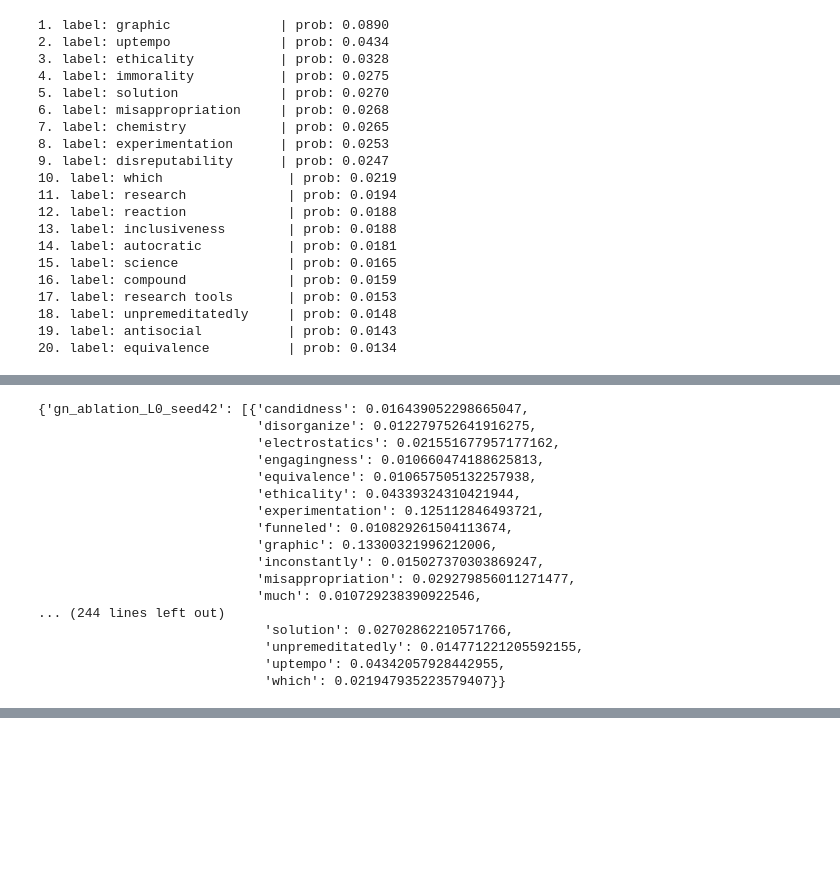
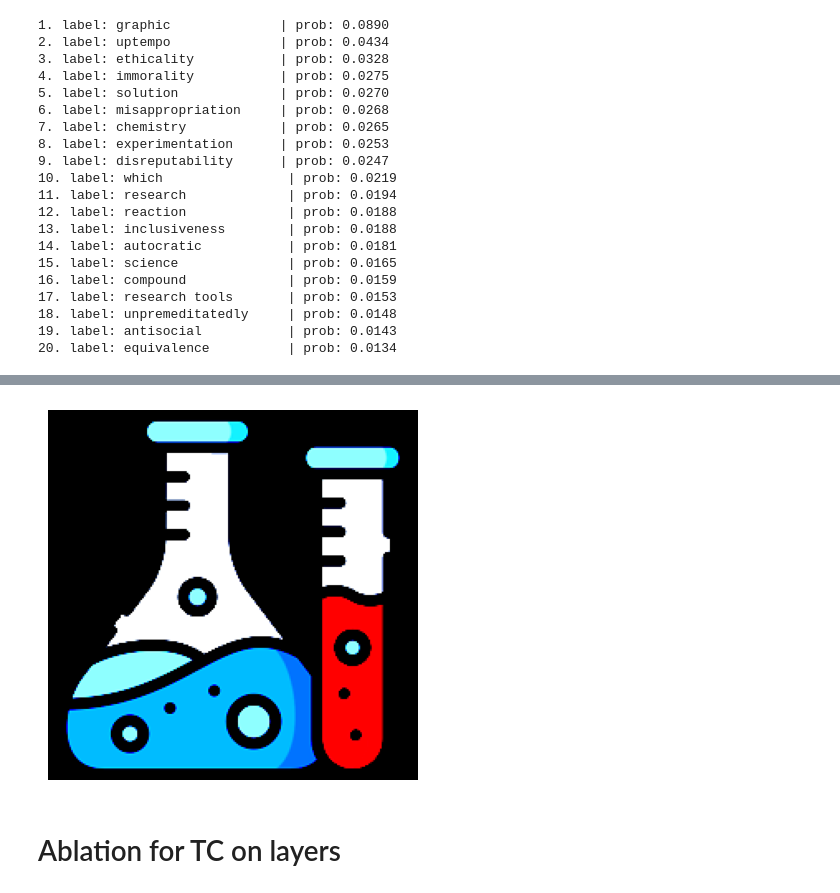
Before and after one commit to HaileyFamo/clip_tl, a Jupyter notebook: src/analysis/ablate.ipynb, the cells around one changed output, grey strips where cells are left out. Cells and saved outputs as stored; diff of their text form; code cells hidden in the pictures; blank space fills up the shorter version.

```diff
--- a/src/analysis/ablate.ipynb
+++ b/src/analysis/ablate.ipynb
@@ -1053,22 +1988,10 @@ GN Ablation Done.
-# %%
-import pprint
-
-pprint.pprint(runner.results)
-# %% [output]
-{'gn_ablation_L0_seed42': [{'candidness': 0.016439052298665047,
-                            'disorganize': 0.012279752641916275,
-                            'electrostatics': 0.021551677957177162,
-                            'engagingness': 0.010660474188625813,
-                            'equivalence': 0.010657505132257938,
-                            'ethicality': 0.04339324310421944,
-                            'experimentation': 0.125112846493721,
-                            'funneled': 0.010829261504113674,
-                            'graphic': 0.13300321996212006,
-                            'inconstantly': 0.015027370303869247,
-                            'misappropriation': 0.029279856011271477,
-                            'much': 0.010729238390922546,
-... (244 lines left out)
-                             'solution': 0.02702862210571766,
-                             'unpremeditatedly': 0.014771221205592155,
-                             'uptempo': 0.04342057928442955,
-                             'which': 0.021947935223579407}}
+# %%
+img_path = (
+    '/nfs/turbo/coe-chaijy/janeding/regrounding/clip_tl/test_img/flask.png'
+)
+# gt_label = 'chemistry'
+img = Image.open(img_path).convert()  # Ensure it's 3 channels
+transforms = get_clip_val_transforms()
+img_tensor = transforms(img)
+plot_image(img_tensor.detach().cpu(), unstandardise=False)
+# %% [output]
@@ -1074,0 +1999,3 @@ pprint.pprint(runner.results)
+[figure, added]
+# %% [markdown]
+# Ablation for TC on layers
```
Also changed, not shown: parts of 51 cells of this notebook, 3 other files.
